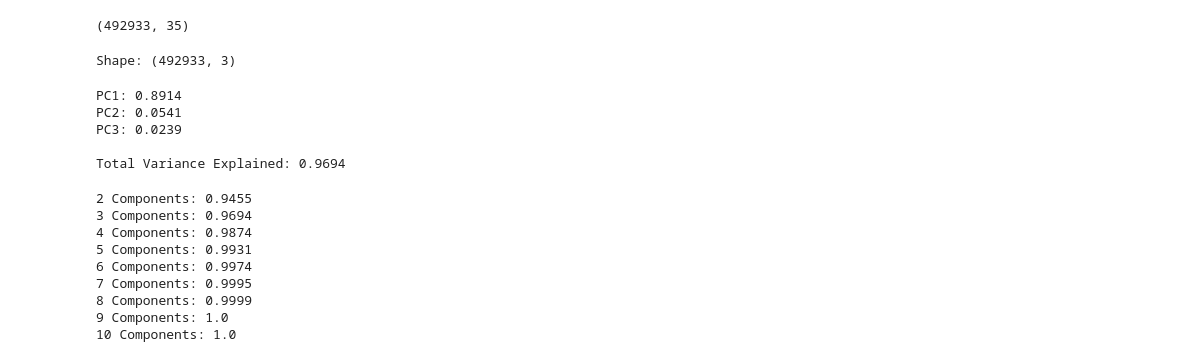
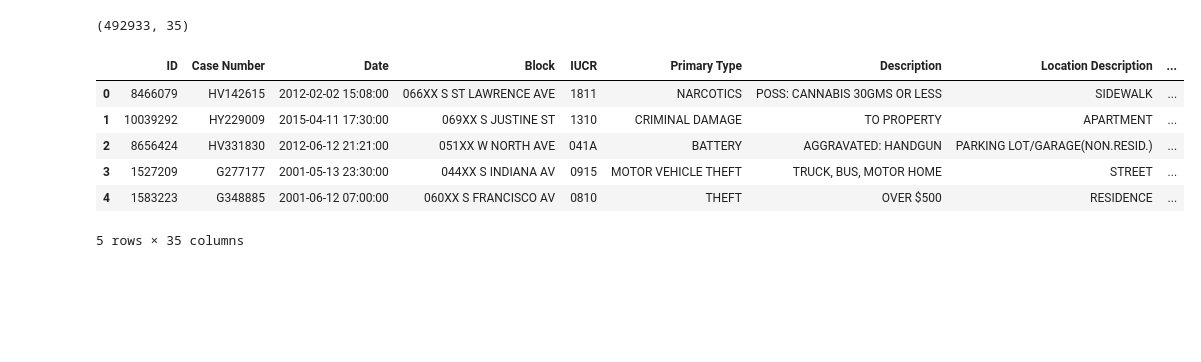
Before and after one commit to loganath0916/patroll_crime_analytics, a Jupyter notebook: models/dimensionality_reduction.ipynb, the cells around one changed output. Saved outputs shown, nothing was run; the diff lists cells and outputs as text; code cells hidden in the pictures; blank space fills up the shorter version.

```diff
--- a/models/dimensionality_reduction.ipynb
+++ b/models/dimensionality_reduction.ipynb
@@ -1,12 +1,21 @@
 # %%
 import pandas as pd
-import numpy as np
 
-df = pd.read_csv("../data/crime_feature_engineered.csv")
+df = pd.read_csv(
+    r"../data/crime_feature_engineered.csv"
+)
 
 print(df.shape)
+df.head()
 # %% [output]
 (492933, 35)
+|  | ID | Case Number | Date | Block | IUCR | Primary Type | Description | Location Description | ... |
+| 0 | 8466079 | HV142615 | 2012-02-02 15:08:00 | 066XX S ST LAWRENCE AVE | 1811 | NARCOTICS | POSS: CANNABIS 30GMS OR LESS | SIDEWALK | ... |
+| 1 | 10039292 | HY229009 | 2015-04-11 17:30:00 | 069XX S JUSTINE ST | 1310 | CRIMINAL DAMAGE | TO PROPERTY | APARTMENT | ... |
+| 2 | 8656424 | HV331830 | 2012-06-12 21:21:00 | 051XX W NORTH AVE | 041A | BATTERY | AGGRAVATED: HANDGUN | PARKING LOT/GARAGE(NON.RESID.) | ... |
+| 3 | 1527209 | G277177 | 2001-05-13 23:30:00 | 044XX S INDIANA AV | 0915 | MOTOR VEHICLE THEFT | TRUCK, BUS, MOTOR HOME | STREET | ... |
+| 4 | 1583223 | G348885 | 2001-06-12 07:00:00 | 060XX S FRANCISCO AV | 0810 | THEFT | OVER $500 | RESIDENCE | ... |
+5 rows × 35 columns
 # %%
 features = [
     'Hour',
@@ -30,56 +39,6 @@ X = df[features]
 # %%
 from sklearn.decomposition import PCA
 
-pca = PCA(
-    n_components=3,
-    random_state=42
-)
+pca = PCA()
 
-X_pca = pca.fit_transform(X)
-
-print("Shape:", X_pca.shape)
+X_pca = pca.fit_transform(X_scaled)
-# %% [output]
-Shape: (492933, 3)
-# %%
-variance = pca.explained_variance_ratio_
-
-print("PC1:", round(variance[0],4))
-print("PC2:", round(variance[1],4))
-print("PC3:", round(variance[2],4))
-
-print(
-    "\nTotal Variance Explained:",
-    round(variance.sum(),4)
-)
-# %% [output]
-PC1: 0.8914
-PC2: 0.0541
-PC3: 0.0239
-
-Total Variance Explained: 0.9694
-# %%
-from sklearn.decomposition import PCA
-
-for n in range(2,11):
-
-    pca = PCA(n_components=n)
-
-    pca.fit(X)
-
-    print(
-        f"{n} Components:",
-        round(
-            pca.explained_variance_ratio_.sum(),
-            4
-        )
-    )
-# %% [output]
-2 Components: 0.9455
-3 Components: 0.9694
-4 Components: 0.9874
-5 Components: 0.9931
-6 Components: 0.9974
-7 Components: 0.9995
-8 Components: 0.9999
-9 Components: 1.0
-10 Components: 1.0
```
Also changed, not shown: parts of 18 cells of this notebook, 23 other files.
